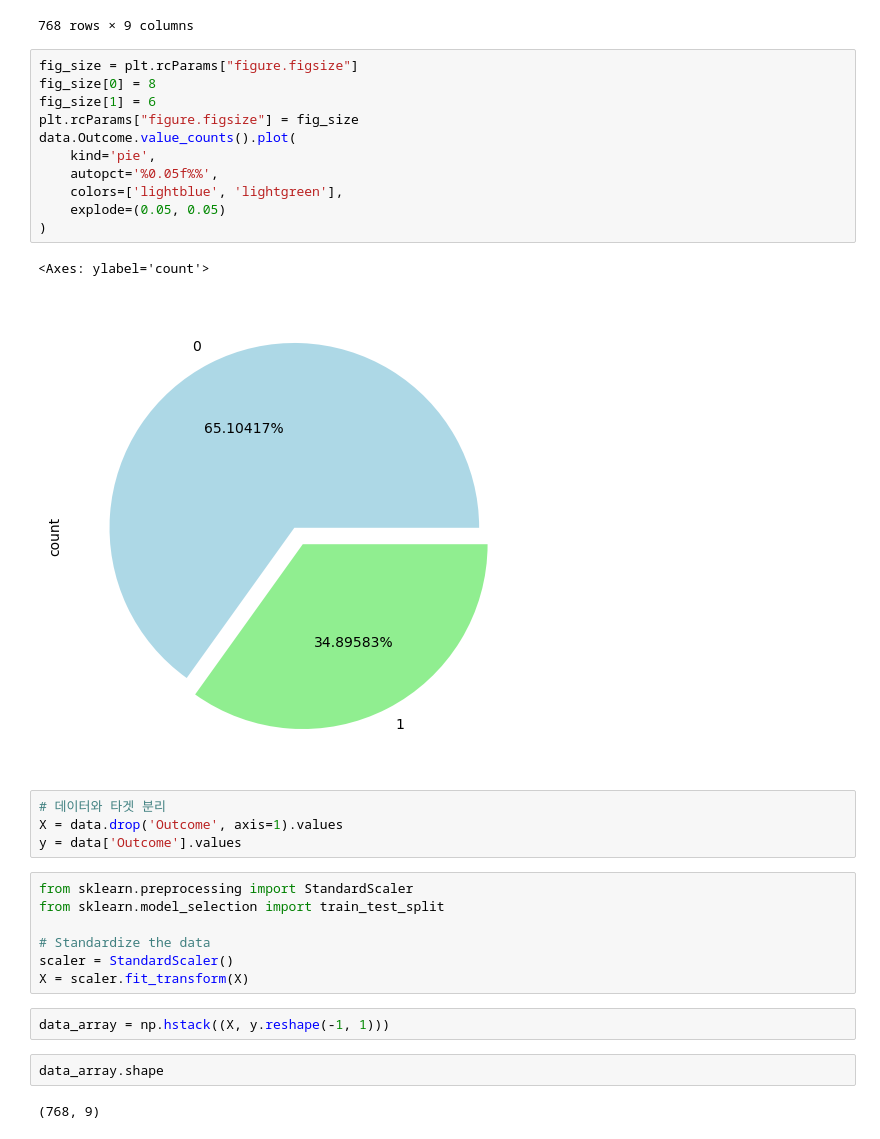
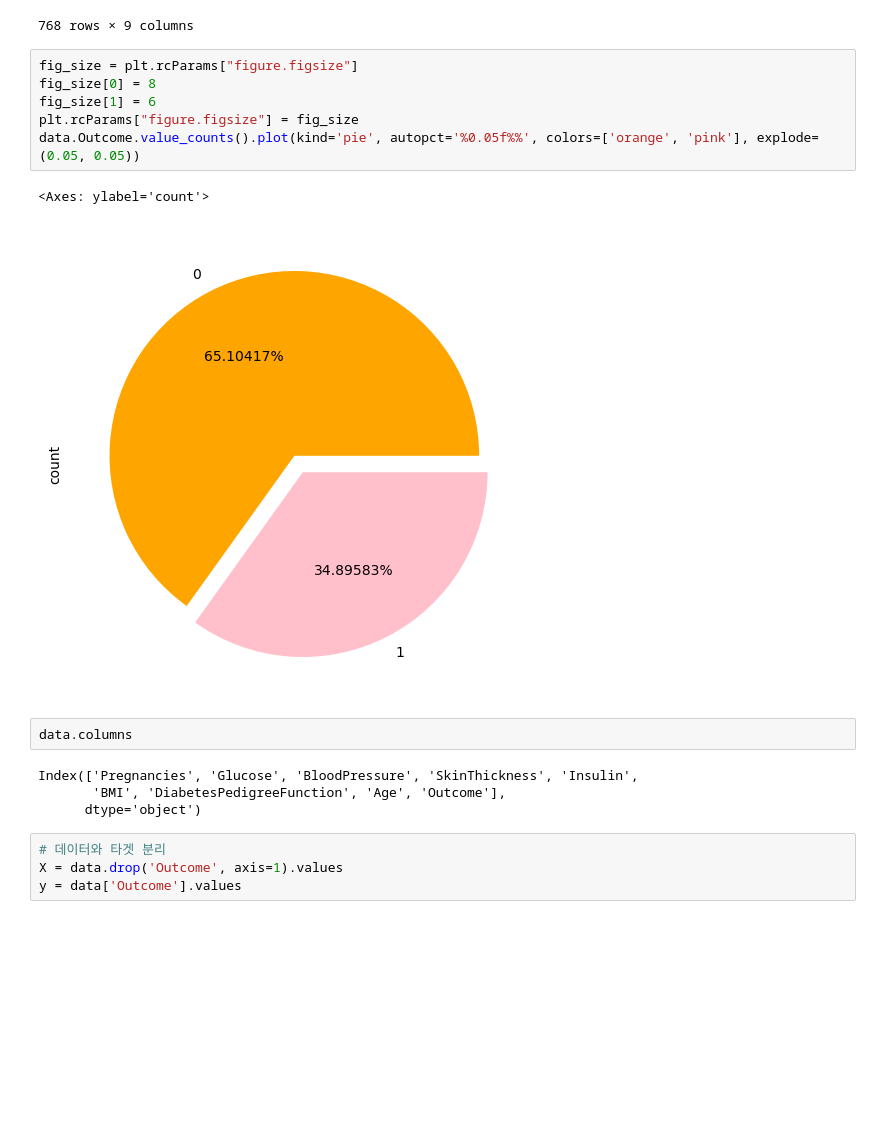
Before and after one commit to JungWooJJING/AI_Class, a Jupyter notebook: 6week/assignment/DL_diabetes_classification2.ipynb, the cells around one changed output. Saved outputs shown, nothing was run; the diff lists cells and outputs as text; blank space fills up the shorter version.

```diff
--- a/6week/assignment/DL_diabetes_classification2.ipynb
+++ b/6week/assignment/DL_diabetes_classification2.ipynb
@@ -32,31 +34,19 @@ data
 # %%
 fig_size = plt.rcParams["figure.figsize"]
 fig_size[0] = 8
 fig_size[1] = 6
 plt.rcParams["figure.figsize"] = fig_size
-data.Outcome.value_counts().plot(
-    kind='pie',
-    autopct='%0.05f%%',
-    colors=['lightblue', 'lightgreen'],
-    explode=(0.05, 0.05)
-)
+data.Outcome.value_counts().plot(kind='pie', autopct='%0.05f%%', colors=['orange', 'pink'], explode=(0.05, 0.05))
 # %% [output]
 <Axes: ylabel='count'>
-[figure, old version]
+[figure, new version]
+# %%
+data.columns
+# %% [output]
+Index(['Pregnancies', 'Glucose', 'BloodPressure', 'SkinThickness', 'Insulin',
+       'BMI', 'DiabetesPedigreeFunction', 'Age', 'Outcome'],
+      dtype='object')
 # %%
 # 데이터와 타겟 분리
 X = data.drop('Outcome', axis=1).values
 y = data['Outcome'].values
-# %%
-from sklearn.preprocessing import StandardScaler
-from sklearn.model_selection import train_test_split
-
-# Standardize the data
-scaler = StandardScaler()
-X = scaler.fit_transform(X)
-# %%
-data_array = np.hstack((X, y.reshape(-1, 1)))
-# %%
-data_array.shape
-# %% [output]
-(768, 9)
```
Also changed, not shown: parts of 12 cells of this notebook, 3 other files.
